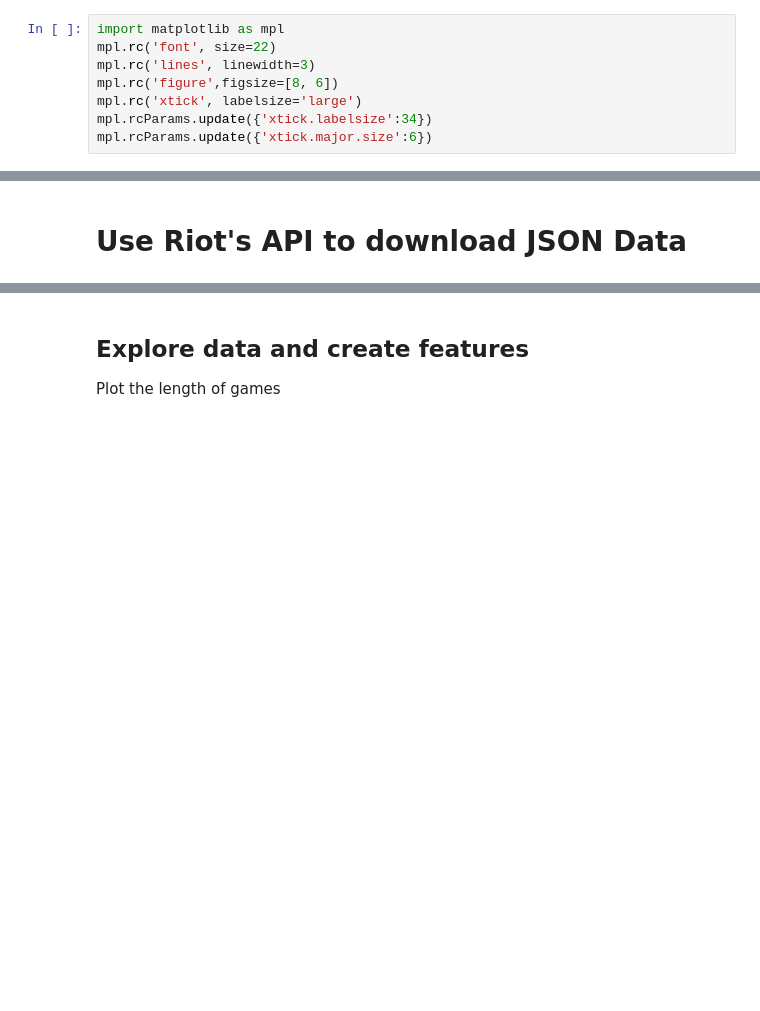
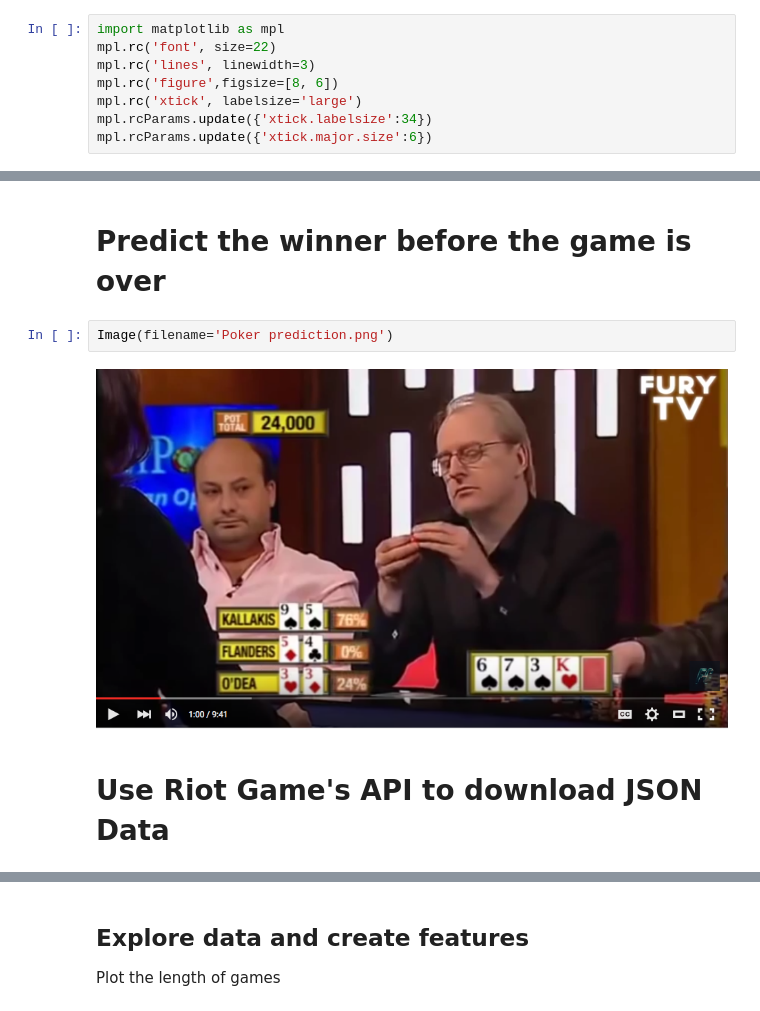
Before and after one commit to map222/lolML, a Jupyter notebook: notebooks/PuPPy - Predicting LoL with random forests.ipynb, the cells around one changed output, grey strips where cells are left out. Saved outputs shown, nothing was run; the diff lists cells and outputs as text; blank space fills up the shorter version.

```diff
--- a/notebooks/PuPPy - Predicting LoL with random forests.ipynb
+++ b/notebooks/PuPPy - Predicting LoL with random forests.ipynb
@@ -73,3 +78,9 @@ mpl.rcParams.update({'xtick.major.size':6})
+# %% [markdown]
+# Predict the winner before the game is over
+# %%
+Image(filename='Poker prediction.png')
+# %% [output]
+[figure, added]
 # %% [markdown]
-# Use Riot's API to download JSON Data
+# Use Riot Game's API to download JSON Data
 # %%
```
Also changed, not shown: parts of 49 cells of this notebook, 3 other files.
